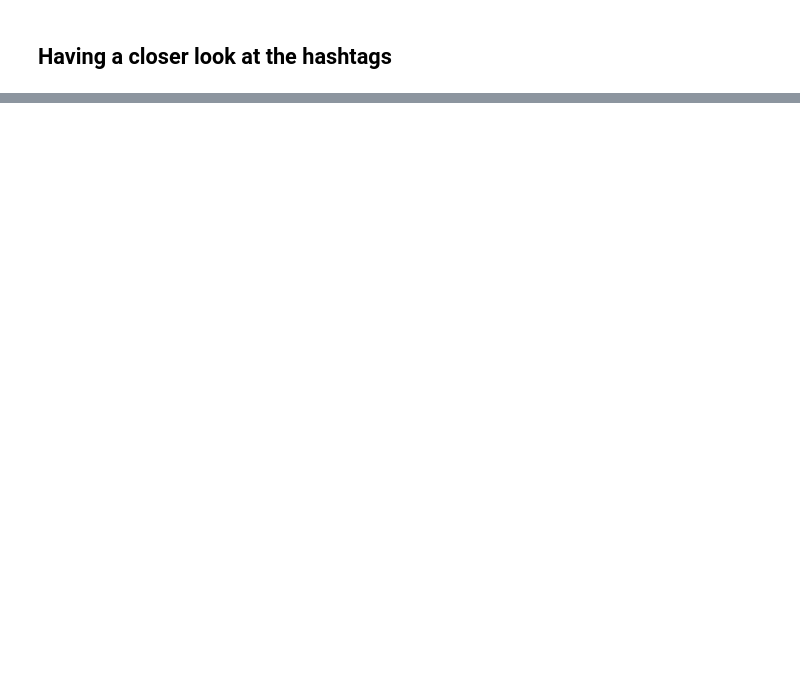
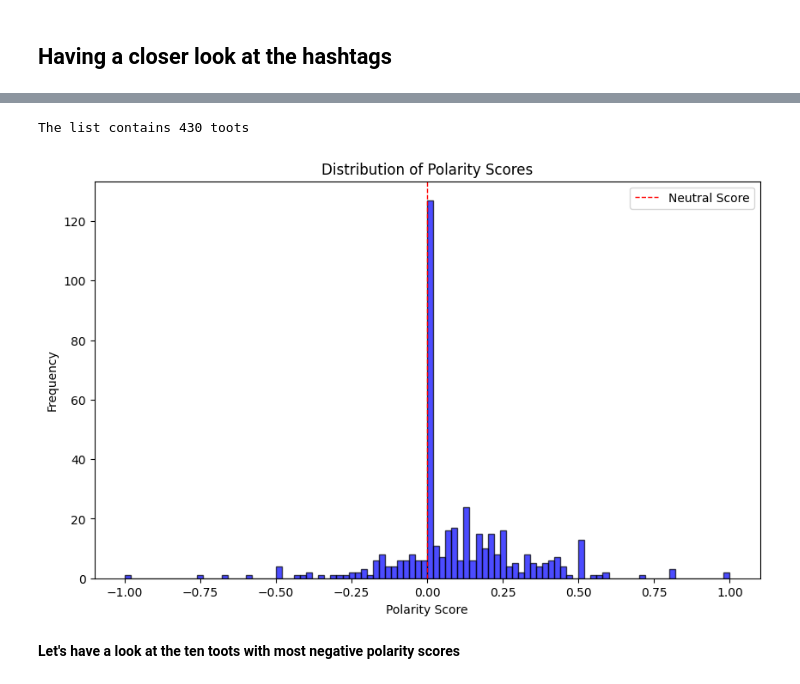
Before and after one commit to StefWed/investigate-public-opinion-on-retail, a Jupyter notebook: notebooks/Mastodon_Ikea_Prototype.ipynb, the cells around one changed output, grey strips where cells are left out. Cells and saved outputs as stored; diff of their text form; code cells hidden in the pictures; blank space fills up the shorter version.

```diff
--- a/notebooks/Mastodon_Ikea_Prototype.ipynb
+++ b/notebooks/Mastodon_Ikea_Prototype.ipynb
@@ -294,0 +443,12 @@ len(sustainable)
+# %%
+df_en = clean_df[clean_df["language"] == "en"]
+# %%
+sentiment_toots_en, sentiment_df_en = sentiment_with_textblob(df_en)
+# %% [output]
+The list contains 430 toots
+# %%
+plot_polarity_scores(sentiment_df_en)
+# %% [output]
+[figure, added]
+# %% [markdown]
+**Let's have a look at the ten toots with most negative polarity scores**
```
Also changed, not shown: parts of 40 cells of this notebook.
